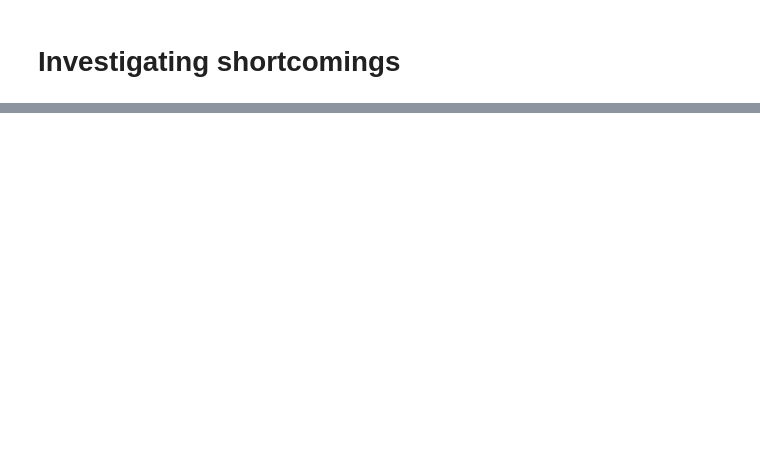
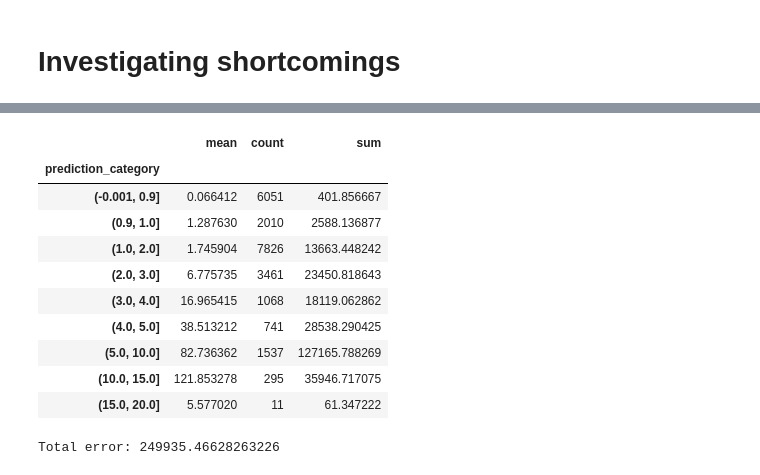
Before and after one commit to akhilkammila/future-sales, a Jupyter notebook: new_items_eda.ipynb, the cells around one changed output, grey strips where cells are left out. Cells and saved outputs as stored; diff of their text form; code cells hidden in the pictures; blank space fills up the shorter version.

```diff
--- a/new_items_eda.ipynb
+++ b/new_items_eda.ipynb
@@ -112,0 +204,18 @@ prediction_df['error'] = prediction_df['clipped'] - prediction_df['prediction_ca
+# %%
+# By prediction value
+prediction_buckets = pd.cut(prediction_df['prediction_category'], bins=[0, 0.9, 1, 2, 3, 4, 5, 10, 15, 20], include_lowest=True)
+display(prediction_df.groupby(prediction_buckets)['squared_error'].agg(['mean', 'count', 'sum']))
+print("Total error:", prediction_df['squared_error'].sum())
+# %% [output]
+|  | mean | count | sum |
+| prediction_category |  |  |  |
+| (-0.001, 0.9] | 0.066412 | 6051 | 401.856667 |
+| (0.9, 1.0] | 1.287630 | 2010 | 2588.136877 |
+| (1.0, 2.0] | 1.745904 | 7826 | 13663.448242 |
+| (2.0, 3.0] | 6.775735 | 3461 | 23450.818643 |
+| (3.0, 4.0] | 16.965415 | 1068 | 18119.062862 |
+| (4.0, 5.0] | 38.513212 | 741 | 28538.290425 |
+| (5.0, 10.0] | 82.736362 | 1537 | 127165.788269 |
+| (10.0, 15.0] | 121.853278 | 295 | 35946.717075 |
+| (15.0, 20.0] | 5.577020 | 11 | 61.347222 |
+Total error: 249935.46628263226
```
Also changed, not shown: parts of 17 cells of this notebook.
